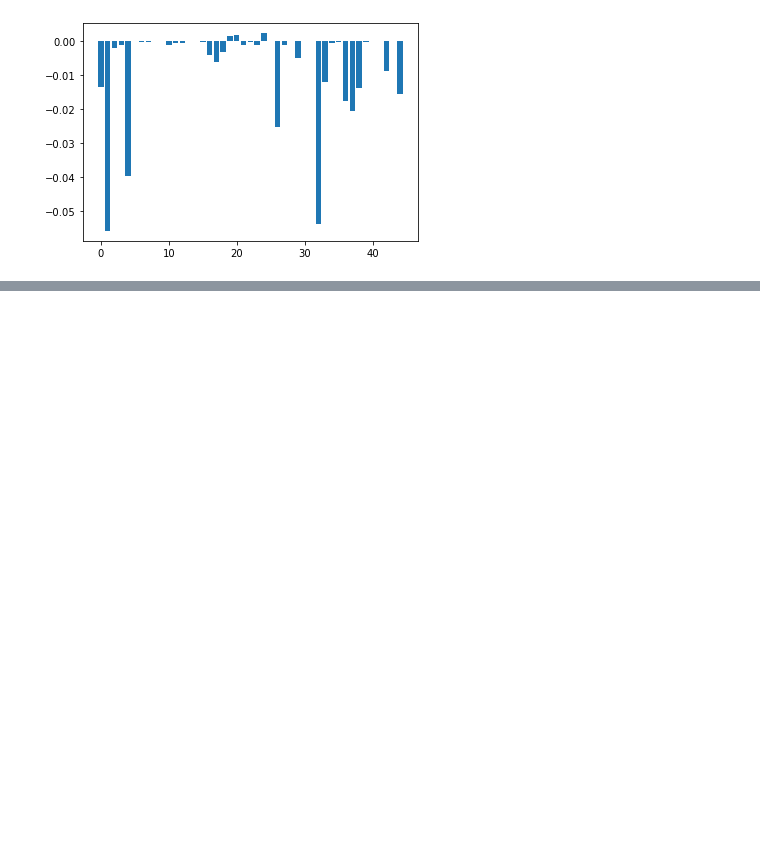
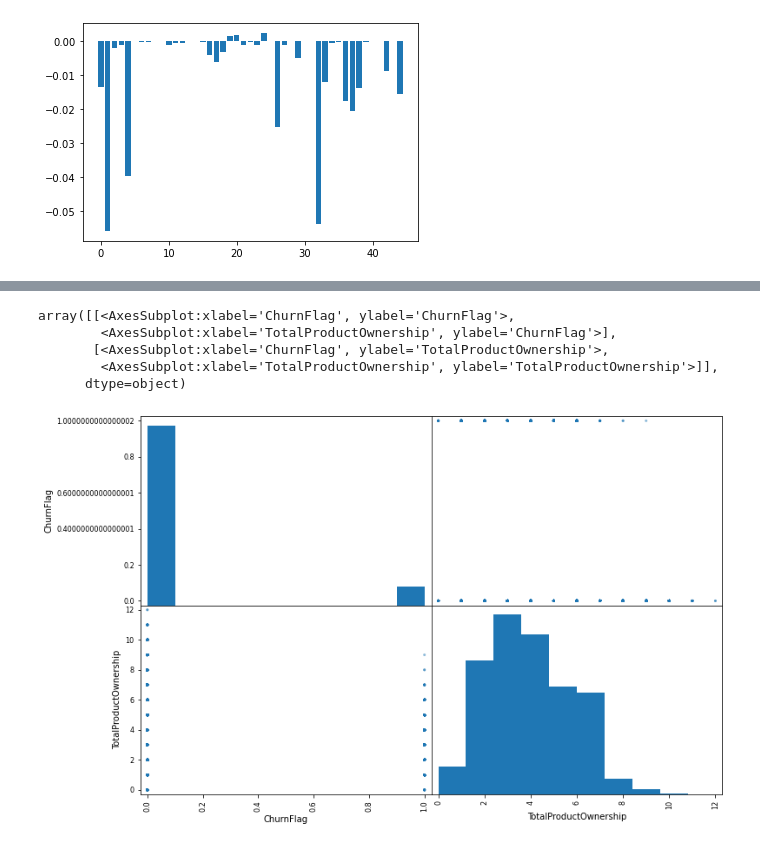
Before and after one commit to ertugdlk/denizbank-datascience, a Jupyter notebook: denizbank.ipynb, the cells around one changed output, grey strips where cells are left out. Drawn from its saved outputs; the diff is of its cells as text; code cells hidden in the pictures; blank space fills up the shorter version.

```diff
--- a/denizbank.ipynb
+++ b/denizbank.ipynb
@@ -610,0 +611,12 @@ Feature: 44, Score: -0.01569
+# %%
+first3M = X['SumCcIvrTrxNumL6M'].sub(X['SumCcIvrTrxNumL3M'], axis = 0)
+first3M.to_numpy()
+indices_increased = first3M > 0
+indices_decreased = first3M <= 0
+first3M[indices_increased] = 1
+first3M[indices_decreased] = 0
+X['IncreaseCcIvrTrxNum'] = first3M
+print(X['IncreaseCcIvrTrxNum'].head(50))
+
+corr = X.corr()
+corr["ChurnFlag"].sort_values(ascending=False)
@@ -610,0 +658,11 @@ Feature: 44, Score: -0.01569
+# %%
+from pandas.plotting import scatter_matrix
+
+scatter_matrix(X[['ChurnFlag', 'TotalProductOwnership']], figsize=(12,8))
+# %% [output]
+array([[<AxesSubplot:xlabel='ChurnFlag', ylabel='ChurnFlag'>,
+        <AxesSubplot:xlabel='TotalProductOwnership', ylabel='ChurnFlag'>],
+       [<AxesSubplot:xlabel='ChurnFlag', ylabel='TotalProductOwnership'>,
+        <AxesSubplot:xlabel='TotalProductOwnership', ylabel='TotalProductOwnership'>]],
+      dtype=object)
+[figure, added]
```
Also changed, not shown: parts of 35 cells of this notebook, 1 other file.
